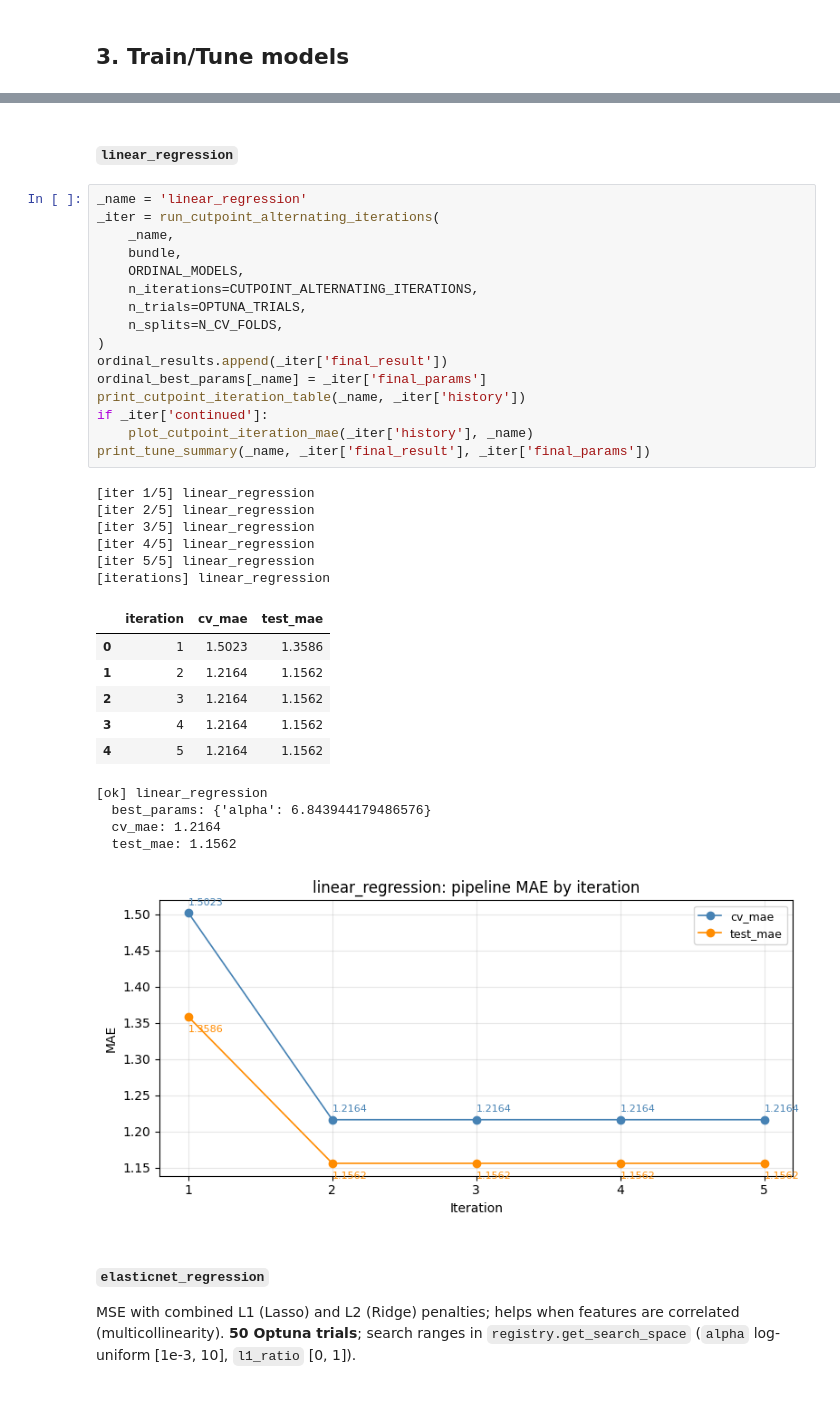
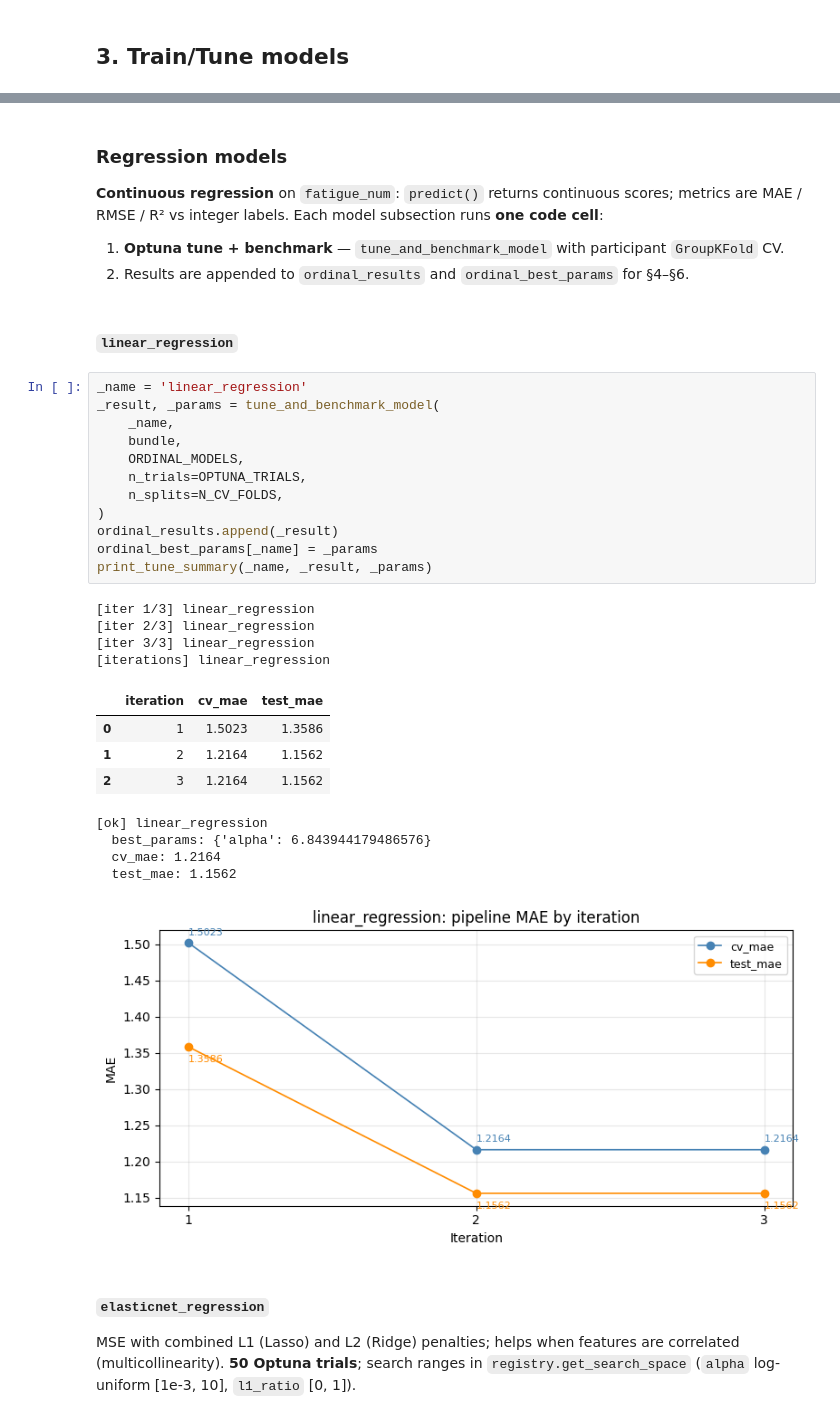
Before and after one commit to EstelleWang-UofT/ML-for-Women, a Jupyter notebook: notebooks/physical activity/4 fatigue regression.ipynb, the cells around one changed output, grey strips where cells are left out. Drawn from its saved outputs; the diff is of its cells as text.

```diff
--- a/notebooks/physical activity/4 fatigue regression.ipynb
+++ b/notebooks/physical activity/4 fatigue regression.ipynb
@@ -154,39 +138,38 @@ The cell prints a **table** of pipeline `cv_mae` and `test_mae` per iteration ru
+# %% [markdown]
+### Regression models
+
+**Continuous regression** on `fatigue_num`: `predict()` returns continuous scores; metrics are MAE / RMSE / R² vs integer labels. Each model subsection runs **one code cell**:
+
+1. **Optuna tune + benchmark** — `tune_and_benchmark_model` with participant `GroupKFold` CV.
+2. Results are appended to `ordinal_results` and `ordinal_best_params` for §4–§6.
 # %% [markdown]
 #### `linear_regression`
 # %%
 _name = 'linear_regression'
-_iter = run_cutpoint_alternating_iterations(
+_result, _params = tune_and_benchmark_model(
     _name,
     bundle,
     ORDINAL_MODELS,
-    n_iterations=CUTPOINT_ALTERNATING_ITERATIONS,
     n_trials=OPTUNA_TRIALS,
     n_splits=N_CV_FOLDS,
 )
-ordinal_results.append(_iter['final_result'])
-ordinal_best_params[_name] = _iter['final_params']
-print_cutpoint_iteration_table(_name, _iter['history'])
-if _iter['continued']:
-    plot_cutpoint_iteration_mae(_iter['history'], _name)
-print_tune_summary(_name, _iter['final_result'], _iter['final_params'])
+ordinal_results.append(_result)
+ordinal_best_params[_name] = _params
+print_tune_summary(_name, _result, _params)
 # %% [output]
-[iter 1/5] linear_regression
-[iter 2/5] linear_regression
-[iter 3/5] linear_regression
-[iter 4/5] linear_regression
-[iter 5/5] linear_regression
+[iter 1/3] linear_regression
+[iter 2/3] linear_regression
+[iter 3/3] linear_regression
 [iterations] linear_regression
 |  | iteration | cv_mae | test_mae |
 | 0 | 1 | 1.5023 | 1.3586 |
 | 1 | 2 | 1.2164 | 1.1562 |
 | 2 | 3 | 1.2164 | 1.1562 |
-| 3 | 4 | 1.2164 | 1.1562 |
-| 4 | 5 | 1.2164 | 1.1562 |
 [ok] linear_regression
   best_params: {'alpha': 6.843944179486576}
   cv_mae: 1.2164
   test_mae: 1.1562
-[figure, old version]
+[figure, new version]
 # %% [markdown]
 #### `elasticnet_regression`
 
```
Also changed, not shown: parts of 19 cells of this notebook, 17 other files.
